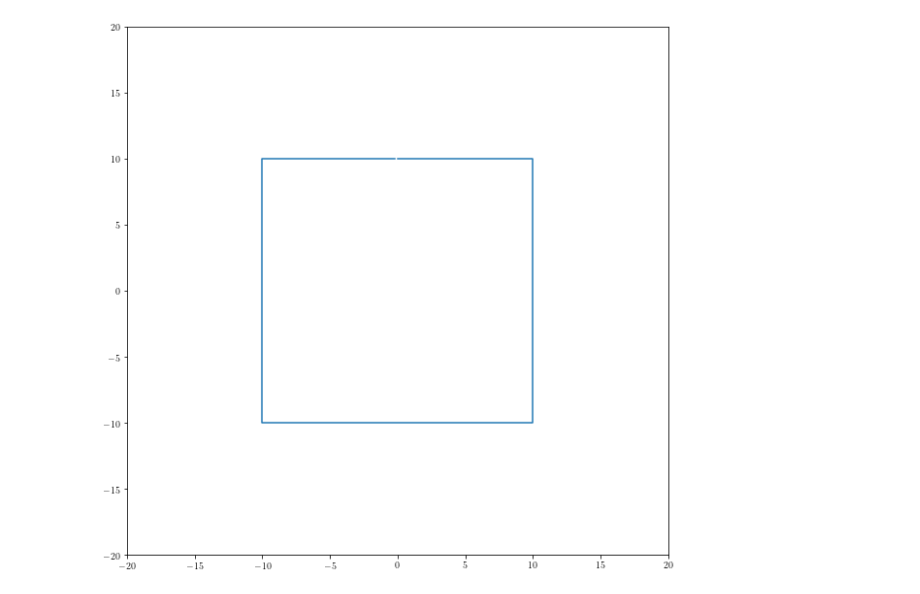
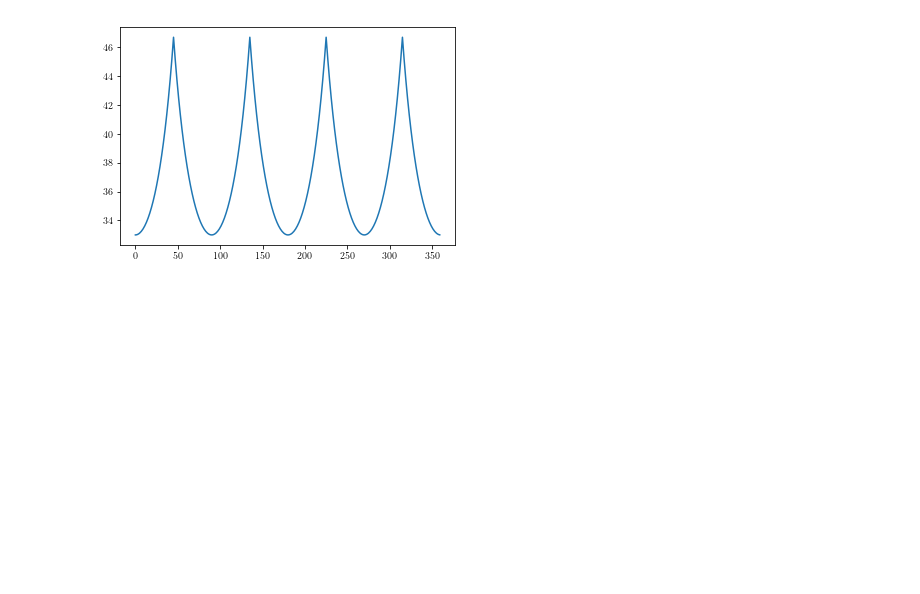
Before and after one commit to fznsakib/arduino-mapping, a Jupyter notebook: graphs/plots.ipynb, the cells around one changed output. Cells and saved outputs as stored; diff of their text form; code cells hidden in the pictures; blank space fills up the shorter version.

```diff
--- a/graphs/plots.ipynb
+++ b/graphs/plots.ipynb
@@ -44,6 +39,6 @@ plot_distances(distances)
-# %%
-coords = distances_to_coords(distances, (0,0))
-
-scatter_points(coords)
-# %% [output]
-[figure, removed]
+# %%
+ideal_distances = ideal_box_distances(33)
+
+plot_distances(ideal_distances)
+# %% [output]
+[figure, added]
```
Also changed, not shown: parts of 5 cells of this notebook.
